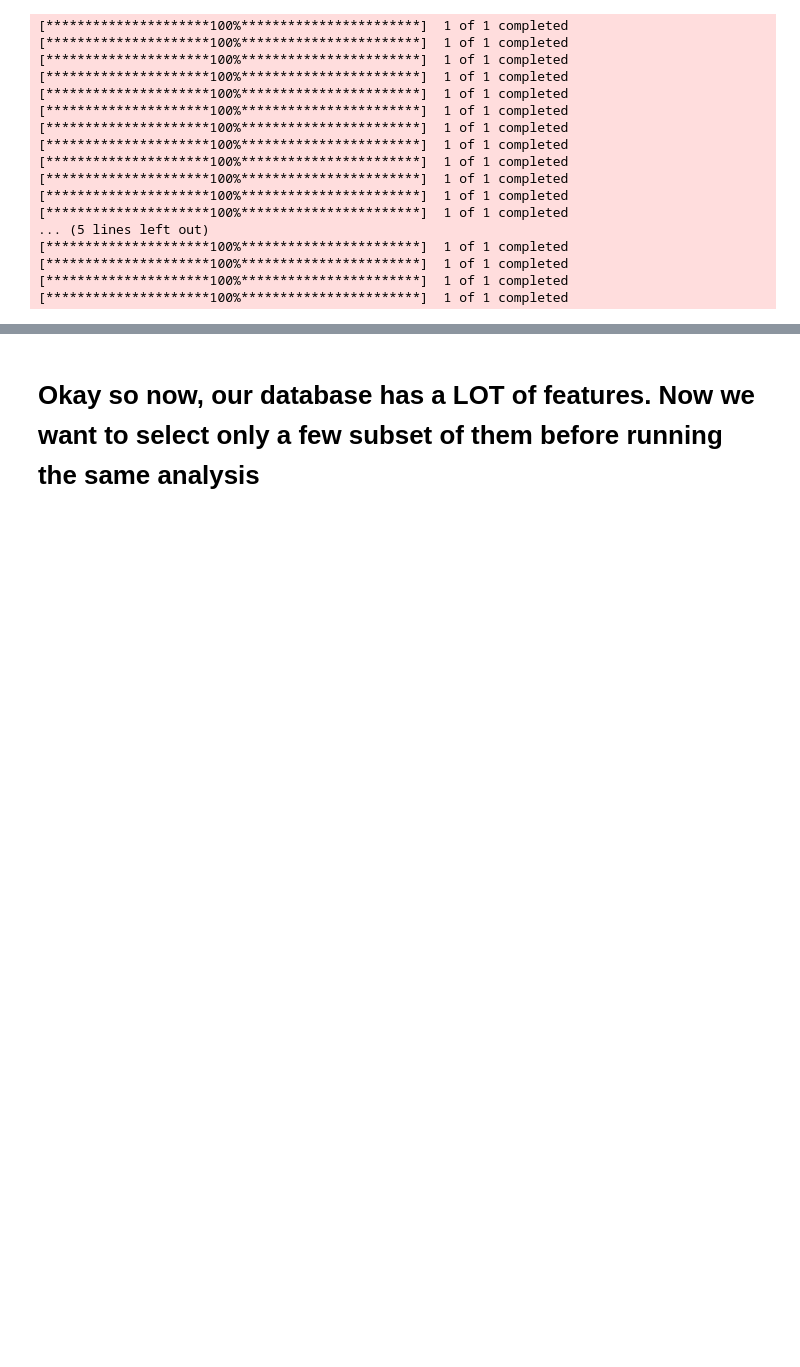
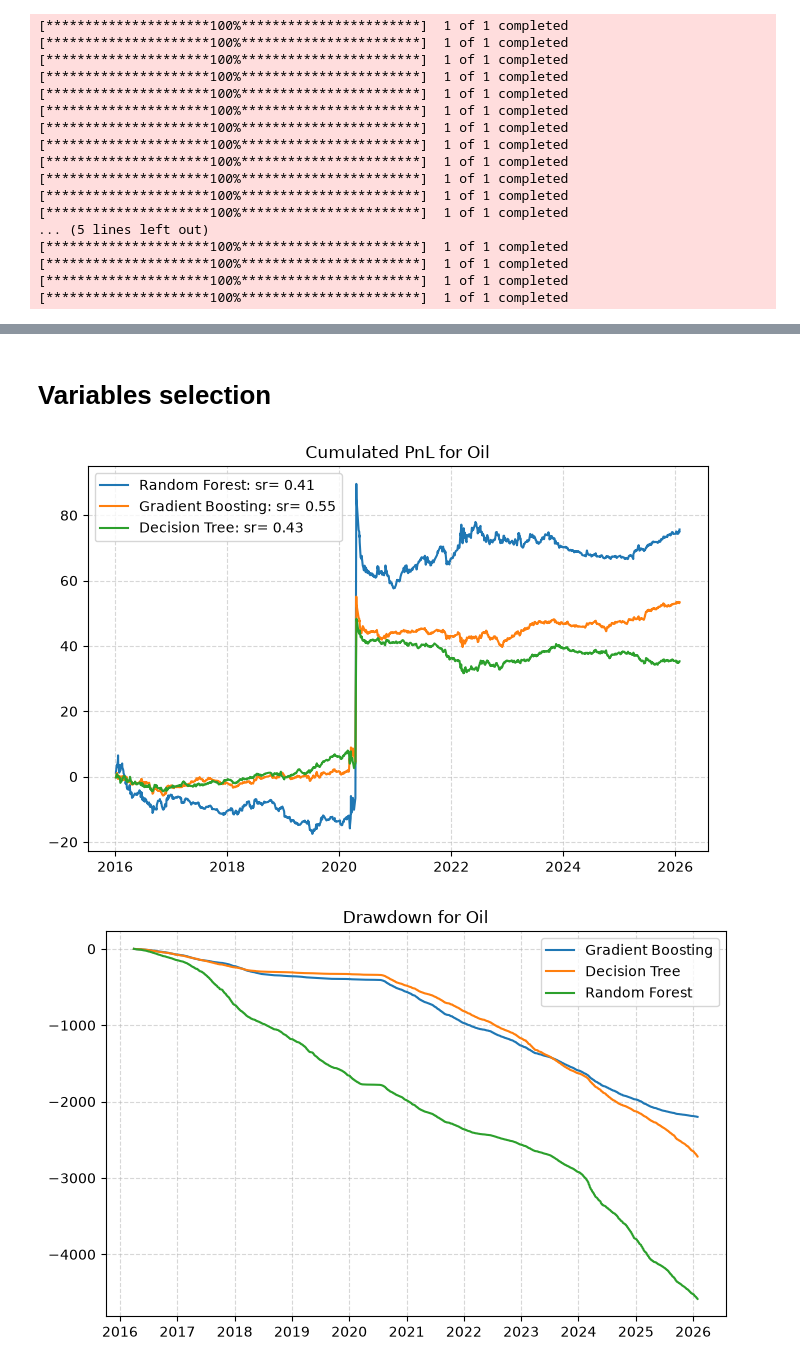
Before and after one commit to phounkpe2004/ML-for-Trading-ENSAE-3A, a Jupyter notebook: ml_trading.ipynb, the cells around one changed output, grey strips where cells are left out. Cells and saved outputs as stored; diff of their text form; code cells hidden in the pictures; blank space fills up the shorter version.

```diff
--- a/ml_trading.ipynb
+++ b/ml_trading.ipynb
@@ -850,2 +904,14 @@ Financial performance
 # %% [markdown]
-# Okay so now, our database has a LOT of features. Now we want to select only a few subset of them before running the same analysis
+# Variables selection
+# %%
+selected_features_oil = features_selector(X_tune=X_tune_oil, y_tune=y_tune_oil, n_features=100)
+selected_features_gold = features_selector(X_tune=X_tune_gold, y_tune=y_tune_gold, n_features=100)
+# %%
+reduced_features_oil = features_oil[selected_features_oil]
+reduced_features_gold = features_gold[selected_features_gold]
+# %%
+display_results(features=reduced_features_oil, target=target_oil, best_models=best_models_oil, start_date=PREDICTION_START_DATE)
+display_results(features=reduced_features_gold, target=target_gold, best_models=best_models_gold, start_date=PREDICTION_START_DATE, asset="Gold")
+# %% [output]
+[figure, added]
+[figure, added]
```
Also changed, not shown: parts of 12 cells of this notebook.
